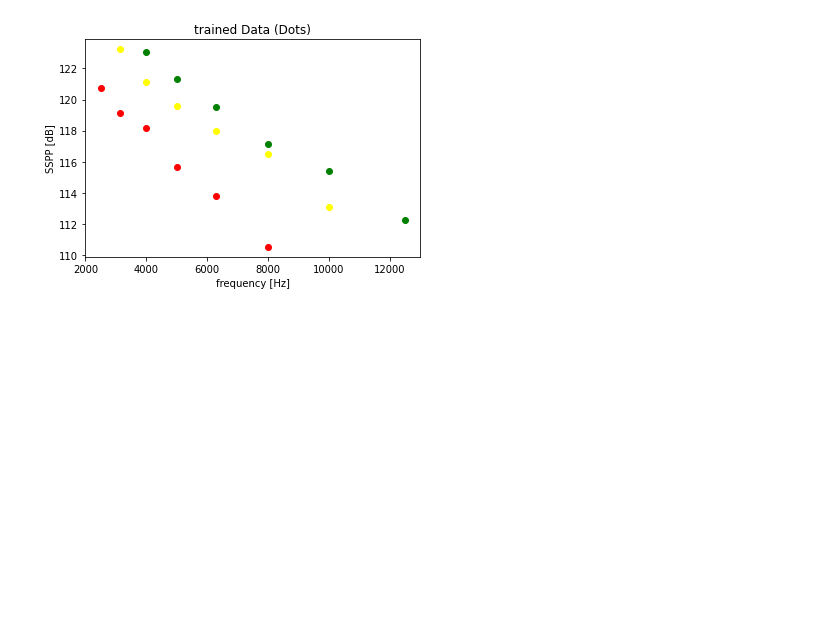
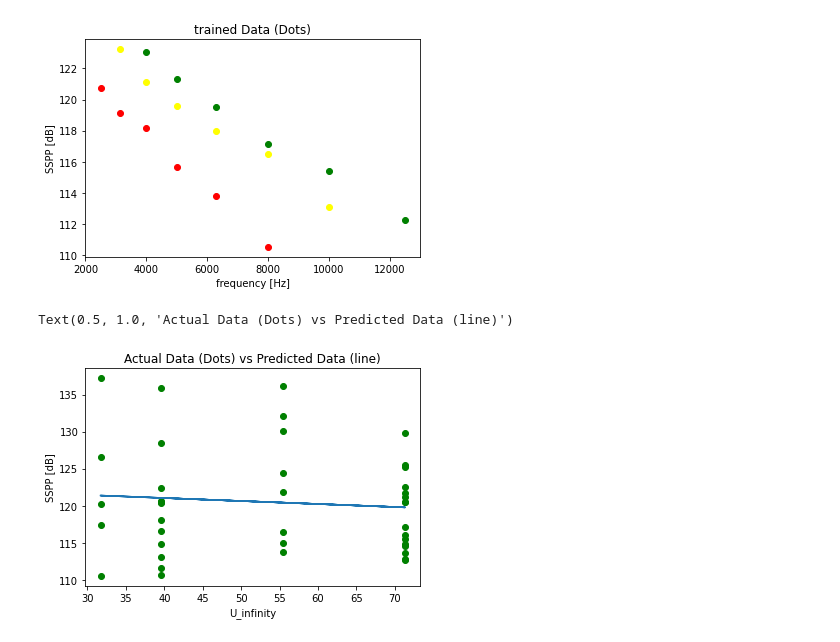
Before and after one commit to yahialabeeb/linear-regression, a Jupyter notebook: regression.ipynb, the cells around one changed output. Saved outputs shown, nothing was run; the diff lists cells and outputs as text; code cells hidden in the pictures; blank space fills up the shorter version.

```diff
--- a/regression.ipynb
+++ b/regression.ipynb
@@ -50,6 +54,8 @@ model2 = LinearRegression()
 model2.fit(x_train2.reshape(-1,1), y_train2)
 model3 = LinearRegression()
 model3.fit(x_train3.reshape(-1,1), y_train3)
+model4 = LinearRegression()
+model4.fit(x_train4.reshape(-1,1), y_train4)
 # %% [output]
 LinearRegression()
 # %% [markdown]
@@ -58,6 +64,7 @@ LinearRegression()
 y_predict1 = model1.predict(x_test1.reshape(-1,1))
 y_predict2 = model2.predict(x_test2.reshape(-1,1))
 y_predict3 = model3.predict(x_test3.reshape(-1,1))
+y_predict4 = model4.predict(x_test4.reshape(-1,1))
 # %% [markdown]
 ### Calculate accuracy
 # %%
@@ -101,3 +108,13 @@ plt.title('trained Data (Dots)')
 # %% [output]
 Text(0.5, 1.0, 'trained Data (Dots)')
 [figure]
+# %%
+%matplotlib inline
+plt.scatter(x_train4,y_train4,color='green')
+plt.plot(x_test4,y_predict4)
+plt.xlabel('U_infinity')
+plt.ylabel('SSPP [dB]')
+plt.title('Actual Data (Dots) vs Predicted Data (line)')
+# %% [output]
+Text(0.5, 1.0, 'Actual Data (Dots) vs Predicted Data (line)')
+[figure, added]
```
Also changed, not shown: parts of 3 cells of this notebook, 1 other file.
